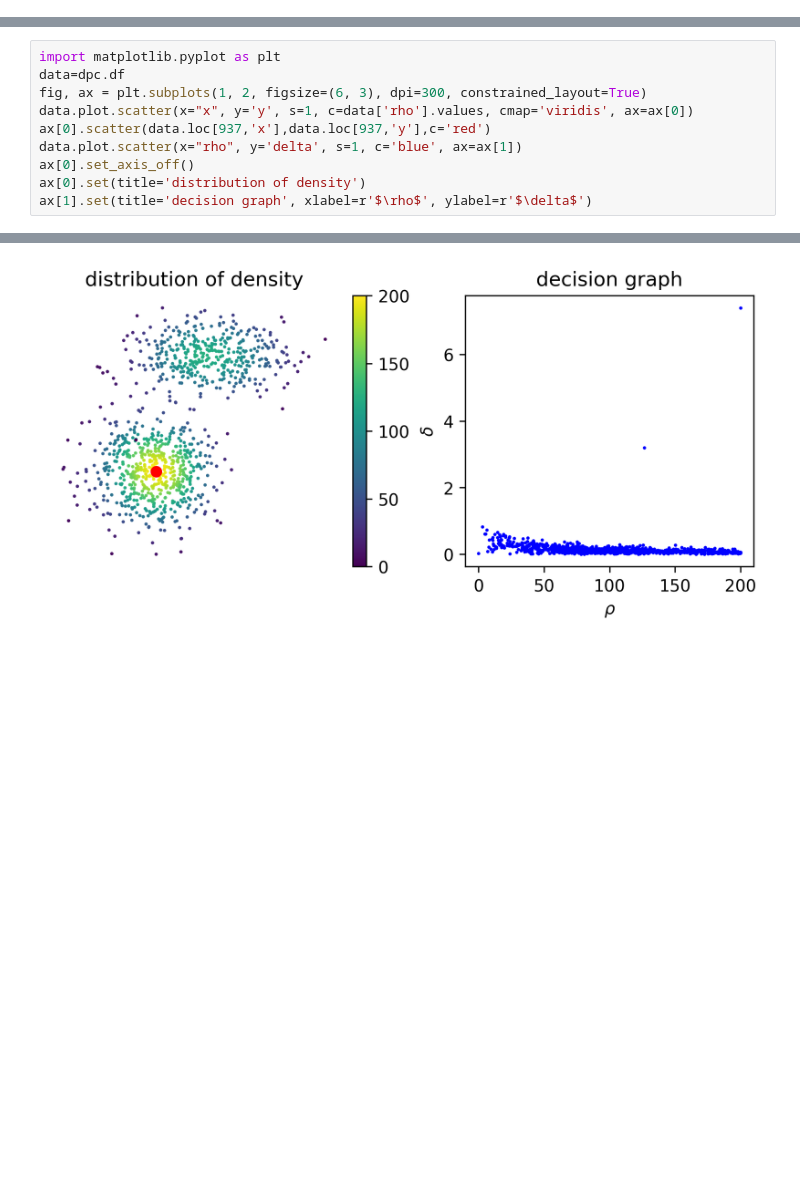
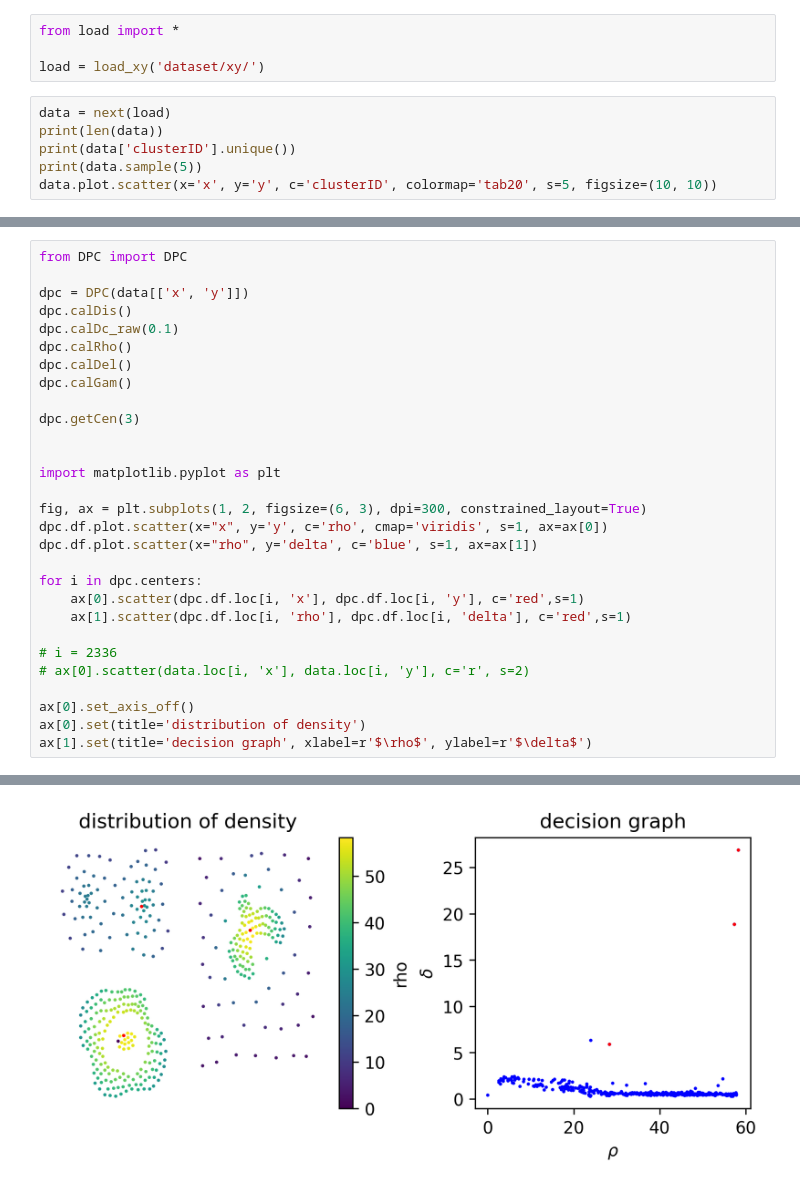
Before and after one commit to KEAE12315/flotation_old, a Jupyter notebook: test.ipynb, the cells around one changed output, grey strips where cells are left out. Saved outputs shown, nothing was run; the diff lists cells and outputs as text; blank space fills up the shorter version.

Commit message:
part dataset test done

```diff
--- a/test.ipynb
+++ b/test.ipynb
@@ -32,0 +10,10 @@ ax.scatter(-data[:,0],-data[:,1],s=0.1)
+# %%
+from load import *
+
+load = load_xy('dataset/xy/')
+# %%
+data = next(load)
+print(len(data))
+print(data['clusterID'].unique())
+print(data.sample(5))
+data.plot.scatter(x='x', y='y', c='clusterID', colormap='tab20', s=5, figsize=(10, 10))
@@ -33,10 +31,29 @@ ax.scatter(-data[:,0],-data[:,1],s=0.1)
 # %%
+from DPC import DPC
+
+dpc = DPC(data[['x', 'y']])
+dpc.calDis()
+dpc.calDc_raw(0.1)
+dpc.calRho()
+dpc.calDel()
+dpc.calGam()
+
+dpc.getCen(3)
+
+
 import matplotlib.pyplot as plt
-data=dpc.df
+
 fig, ax = plt.subplots(1, 2, figsize=(6, 3), dpi=300, constrained_layout=True)
-data.plot.scatter(x="x", y='y', s=1, c=data['rho'].values, cmap='viridis', ax=ax[0])
-ax[0].scatter(data.loc[937,'x'],data.loc[937,'y'],c='red')
-data.plot.scatter(x="rho", y='delta', s=1, c='blue', ax=ax[1])
+dpc.df.plot.scatter(x="x", y='y', c='rho', cmap='viridis', s=1, ax=ax[0])
+dpc.df.plot.scatter(x="rho", y='delta', c='blue', s=1, ax=ax[1])
+
+for i in dpc.centers:
+    ax[0].scatter(dpc.df.loc[i, 'x'], dpc.df.loc[i, 'y'], c='red',s=1)
+    ax[1].scatter(dpc.df.loc[i, 'rho'], dpc.df.loc[i, 'delta'], c='red',s=1)
+
+# i = 2336
+# ax[0].scatter(data.loc[i, 'x'], data.loc[i, 'y'], c='r', s=2)
+
 ax[0].set_axis_off()
 ax[0].set(title='distribution of density')
 ax[1].set(title='decision graph', xlabel=r'$\rho$', ylabel=r'$\delta$')
@@ -47 +67 @@ ax[1].set(title='decision graph', xlabel=r'$\rho$', ylabel=r'$\delta$')
-[figure, old version]
+[figure, new version]
```
Also changed, not shown: parts of 8 cells of this notebook, 3 other files.
